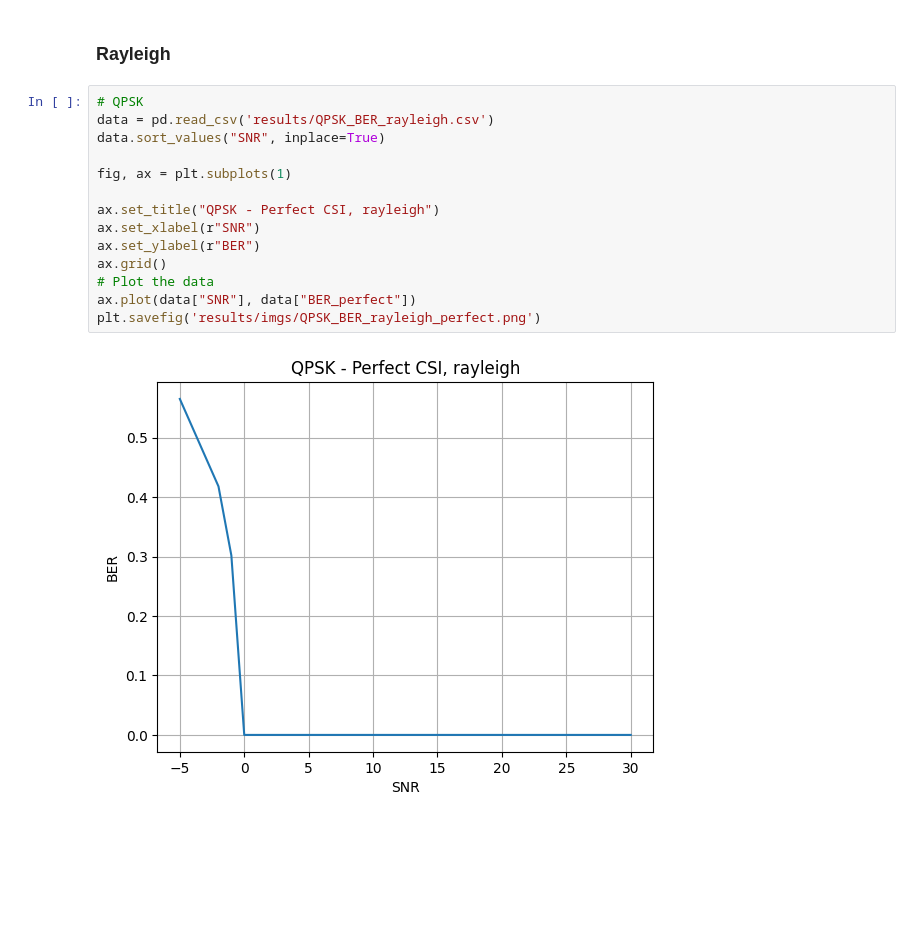
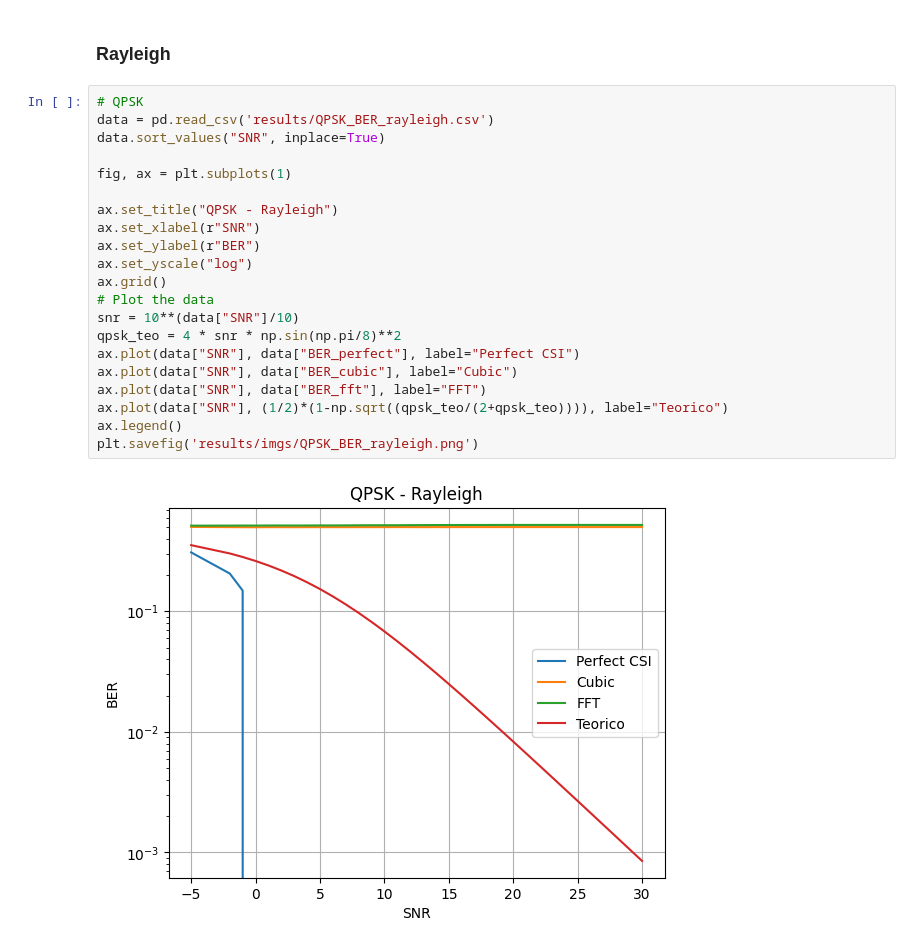
Before and after one commit to DiegoSanzB/EL7041_Project_2, a Jupyter notebook: ber.ipynb, the cells around one changed output. Drawn from its saved outputs; the diff is of its cells as text; blank space fills up the shorter version.

```diff
--- a/ber.ipynb
+++ b/ber.ipynb
@@ -52,19 +87,26 @@ data
 # %%
 # QPSK
 data = pd.read_csv('results/QPSK_BER_rayleigh.csv')
 data.sort_values("SNR", inplace=True)
 
 fig, ax = plt.subplots(1)
 
-ax.set_title("QPSK - Perfect CSI, rayleigh")
+ax.set_title("QPSK - Rayleigh")
 ax.set_xlabel(r"SNR")
 ax.set_ylabel(r"BER")
+ax.set_yscale("log")
 ax.grid()
 # Plot the data
-ax.plot(data["SNR"], data["BER_perfect"])
-plt.savefig('results/imgs/QPSK_BER_rayleigh_perfect.png')
+snr = 10**(data["SNR"]/10)
+qpsk_teo = 4 * snr * np.sin(np.pi/8)**2
+ax.plot(data["SNR"], data["BER_perfect"], label="Perfect CSI")
+ax.plot(data["SNR"], data["BER_cubic"], label="Cubic")
+ax.plot(data["SNR"], data["BER_fft"], label="FFT")
+ax.plot(data["SNR"], (1/2)*(1-np.sqrt((qpsk_teo/(2+qpsk_teo)))), label="Teorico")
+ax.legend()
+plt.savefig('results/imgs/QPSK_BER_rayleigh.png')
 # %% [output]
-[figure, old version]
+[figure, new version]
 # %%
 # 16QAM
 data = pd.read_csv('results/16QAM_BER_rayleigh.csv')
```
Also changed, not shown: parts of 7 cells of this notebook, 52 other files.
